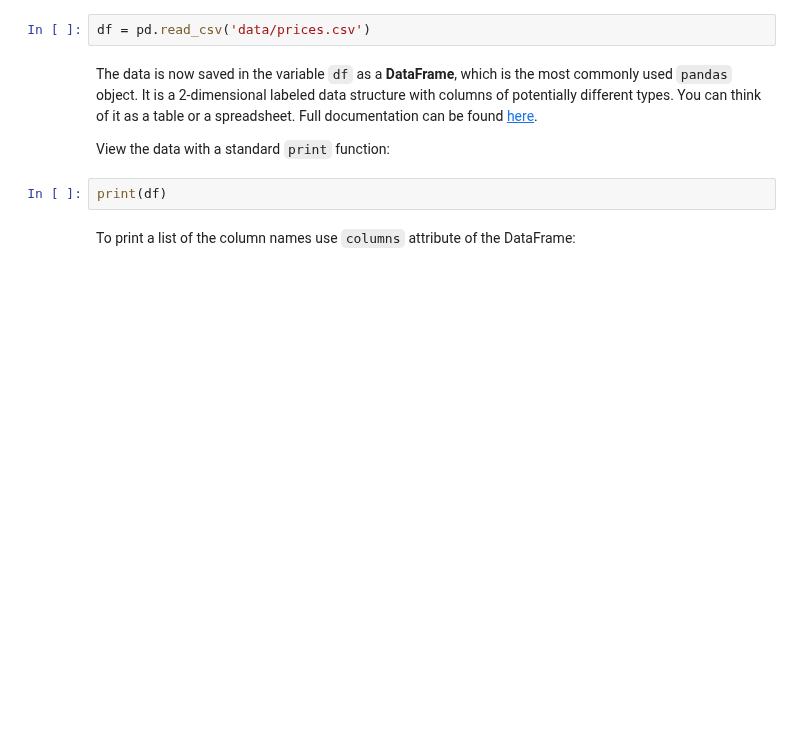
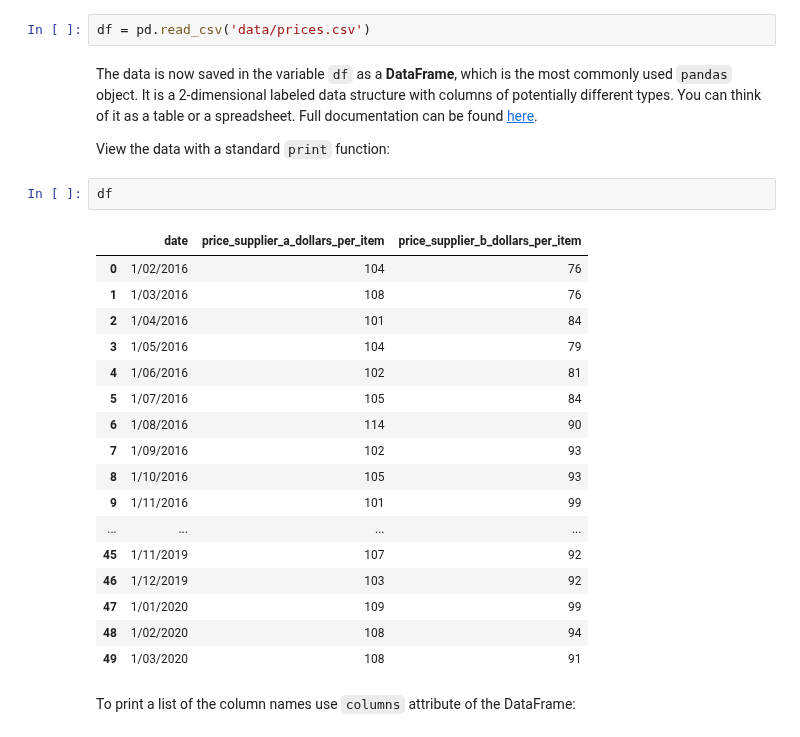
Before and after one commit to kevinmiguel97/Mathematics-for-ML-and-Data-Science, a Jupyter notebook: Calculus/w1/Graded Lab/C2_W1_Assignment.ipynb, the cells around one changed output. Cells and saved outputs as stored; diff of their text form; blank space fills up the shorter version.

```diff
--- a/Calculus/w1/Graded Lab/C2_W1_Assignment.ipynb
+++ b/Calculus/w1/Graded Lab/C2_W1_Assignment.ipynb
@@ -104,8 +104,26 @@ df = pd.read_csv('data/prices.csv')
 The data is now saved in the variable `df` as a **DataFrame**, which is the most commonly used `pandas` object. It is a 2-dimensional labeled data structure with columns of potentially different types. You can think of it as a table or a spreadsheet. Full documentation can be found [here](https://pandas.pydata.org/).
 
 View the data with a standard `print` function:
-# %%
-print(df)
+# %%
+df
+# %% [output]
+|  | date | price_supplier_a_dollars_per_item | price_supplier_b_dollars_per_item |
+| 0 | 1/02/2016 | 104 | 76 |
+| 1 | 1/03/2016 | 108 | 76 |
+| 2 | 1/04/2016 | 101 | 84 |
+| 3 | 1/05/2016 | 104 | 79 |
+| 4 | 1/06/2016 | 102 | 81 |
+| 5 | 1/07/2016 | 105 | 84 |
+| 6 | 1/08/2016 | 114 | 90 |
+| 7 | 1/09/2016 | 102 | 93 |
+| 8 | 1/10/2016 | 105 | 93 |
+| 9 | 1/11/2016 | 101 | 99 |
+| ... | ... | ... | ... |
+| 45 | 1/11/2019 | 107 | 92 |
+| 46 | 1/12/2019 | 103 | 92 |
+| 47 | 1/01/2020 | 109 | 99 |
+| 48 | 1/02/2020 | 108 | 94 |
+| 49 | 1/03/2020 | 108 | 91 |
 # %% [markdown]
 To print a list of the column names use `columns` attribute of the DataFrame:
 # %%
```
Also changed, not shown: parts of 20 cells of this notebook, 1 other file.
